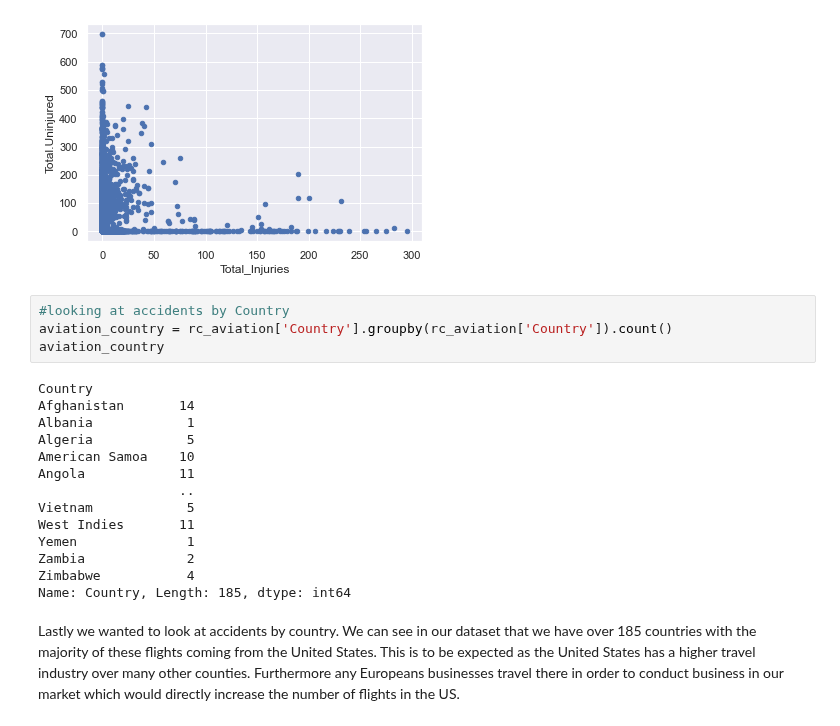
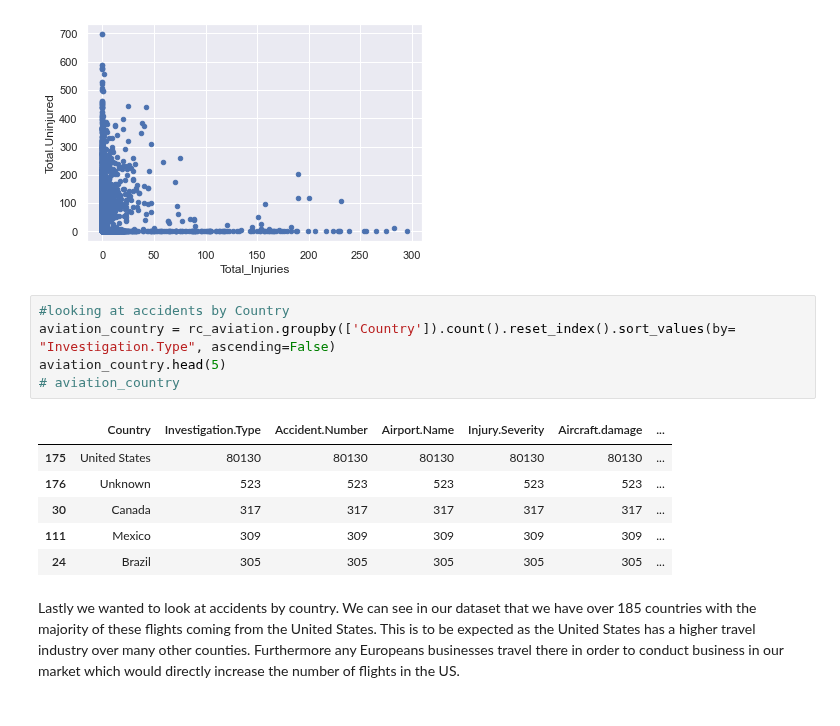
Before and after one commit to sajmera9/MachineLearning1, a Jupyter notebook: Lab 1 - Visualization and Preprocessing .ipynb, the cells around one changed output. Drawn from its saved outputs; the diff is of its cells as text.

```diff
--- a/Lab 1 - Visualization and Preprocessing .ipynb
+++ b/Lab 1 - Visualization and Preprocessing .ipynb
@@ -519,22 +452,16 @@ rc_aviation.plot.scatter("Total_Injuries","Total.Uninjured")
 [figure]
 # %%
 #looking at accidents by Country
-aviation_country = rc_aviation['Country'].groupby(rc_aviation['Country']).count()
-aviation_country
+aviation_country = rc_aviation.groupby(['Country']).count().reset_index().sort_values(by= "Investigation.Type", ascending=False)
+aviation_country.head(5)
+# aviation_country
 # %% [output]
-Country
-Afghanistan       14
-Albania            1
-Algeria            5
-American Samoa    10
-Angola            11
-                  ..
-Vietnam            5
-West Indies       11
-Yemen              1
-Zambia             2
-Zimbabwe           4
-Name: Country, Length: 185, dtype: int64
+|  | Country | Investigation.Type | Accident.Number | Airport.Name | Injury.Severity | Aircraft.damage | ... |
+| 175 | United States | 80130 | 80130 | 80130 | 80130 | 80130 | ... |
+| 176 | Unknown | 523 | 523 | 523 | 523 | 523 | ... |
+| 30 | Canada | 317 | 317 | 317 | 317 | 317 | ... |
+| 111 | Mexico | 309 | 309 | 309 | 309 | 309 | ... |
+| 24 | Brazil | 305 | 305 | 305 | 305 | 305 | ... |
 # %% [markdown]
 Lastly we wanted to look at accidents by country. We can see in our dataset that we have over 185 countries with the majority of these flights coming from the United States. This is to be expected as the United States has a higher travel industry over many other counties. Furthermore any Europeans businesses travel there in order to conduct business in our market which would directly increase the number of flights in the US.
 # %% [markdown]
```
Also changed, not shown: parts of 49 cells of this notebook.
